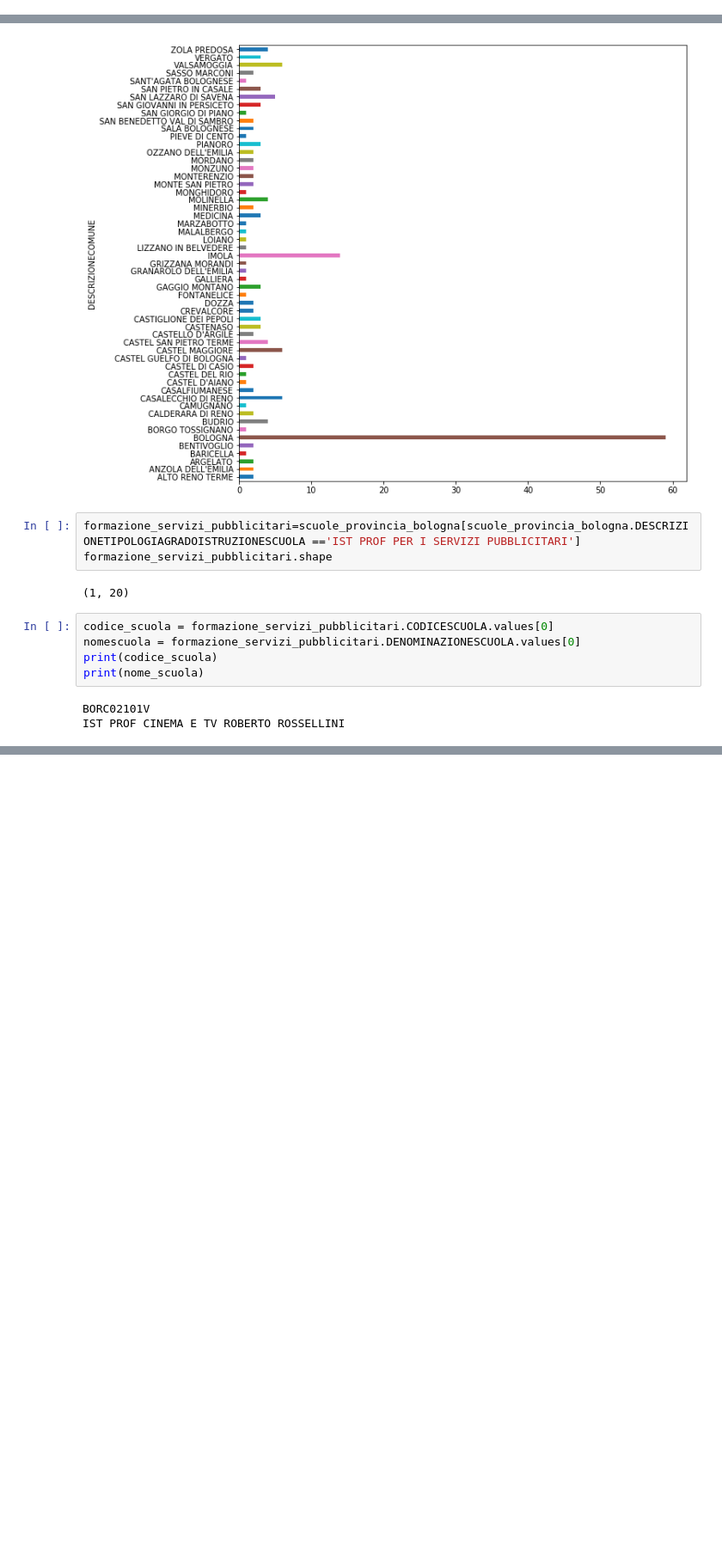
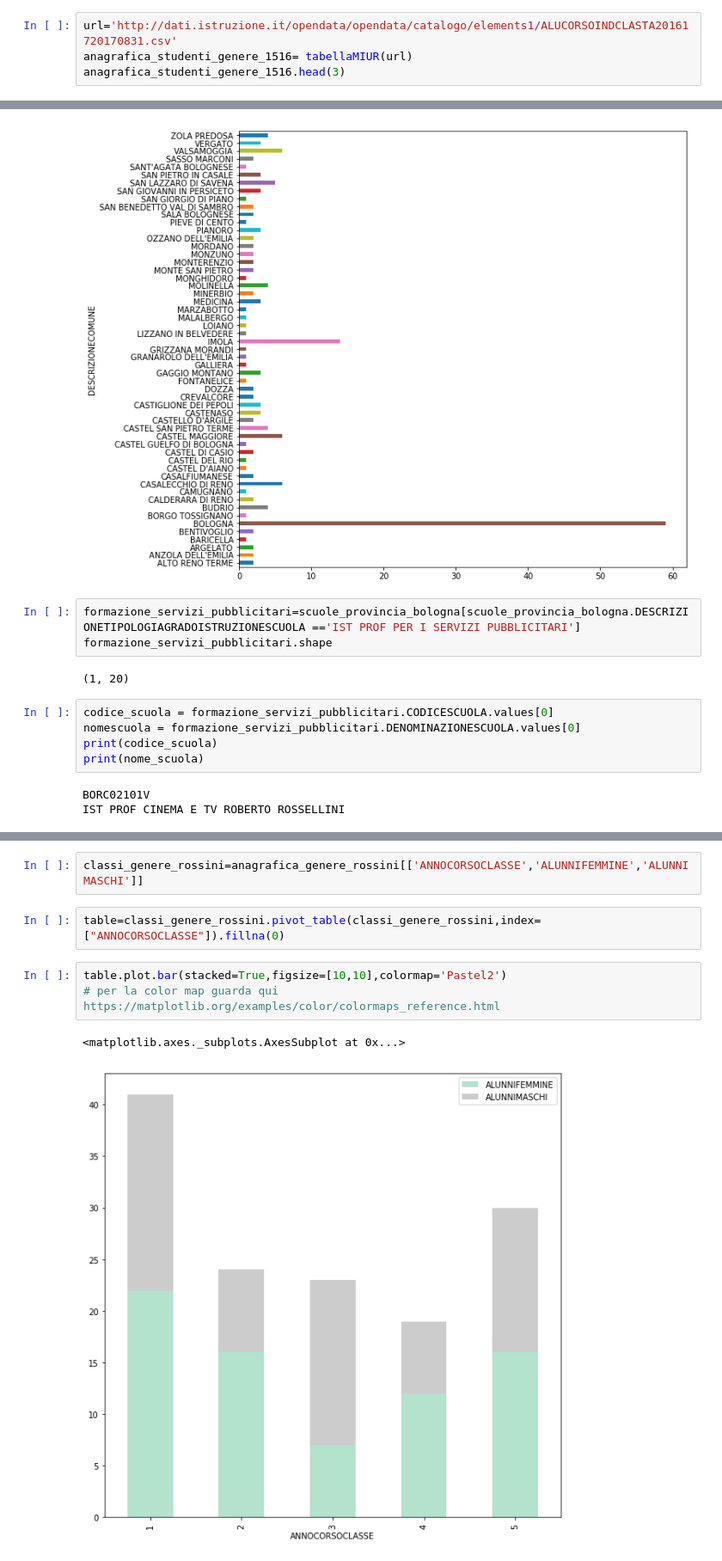
Before and after one commit to napo/opendatamiur, a Jupyter notebook: MIUR_OpenData.ipynb, the cells around one changed output, grey strips where cells are left out. Shown at 86% size. Saved outputs shown, nothing was run; the diff lists cells and outputs as text; blank space fills up the shorter version.

```diff
--- a/MIUR_OpenData.ipynb
+++ b/MIUR_OpenData.ipynb
@@ -386,0 +398,4 @@ anagrafica_studenti1516.shape
+# %%
+url='http://dati.istruzione.it/opendata/opendata/catalogo/elements1/ALUCORSOINDCLASTA20161720170831.csv'
+anagrafica_studenti_genere_1516= tabellaMIUR(url)
+anagrafica_studenti_genere_1516.head(3)
@@ -605,0 +658,10 @@ https://hub.mybinder.org/user/bokeh-bokeh-notebooks-aafc6c30/notebooks/tutorial/
+# %%
+classi_genere_rossini=anagrafica_genere_rossini[['ANNOCORSOCLASSE','ALUNNIFEMMINE','ALUNNIMASCHI']]
+# %%
+table=classi_genere_rossini.pivot_table(classi_genere_rossini,index=["ANNOCORSOCLASSE"]).fillna(0)
+# %%
+table.plot.bar(stacked=True,figsize=[10,10],colormap='Pastel2')
+# per la color map guarda qui https://matplotlib.org/examples/color/colormaps_reference.html
+# %% [output]
+<matplotlib.axes._subplots.AxesSubplot at 0x...>
+[figure, added]
```
Also changed, not shown: parts of 16 cells of this notebook.
